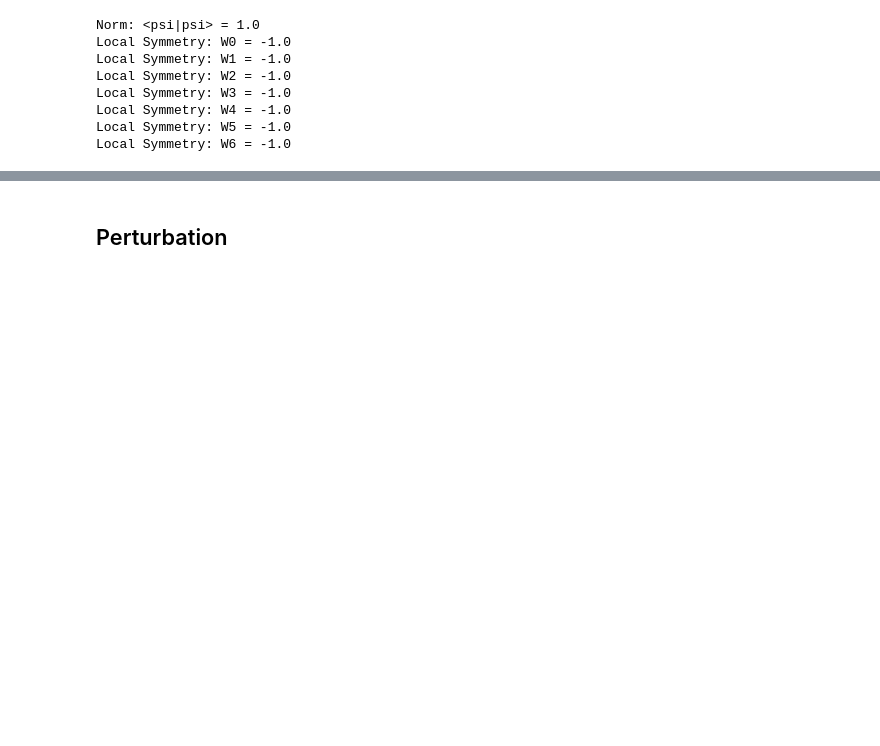
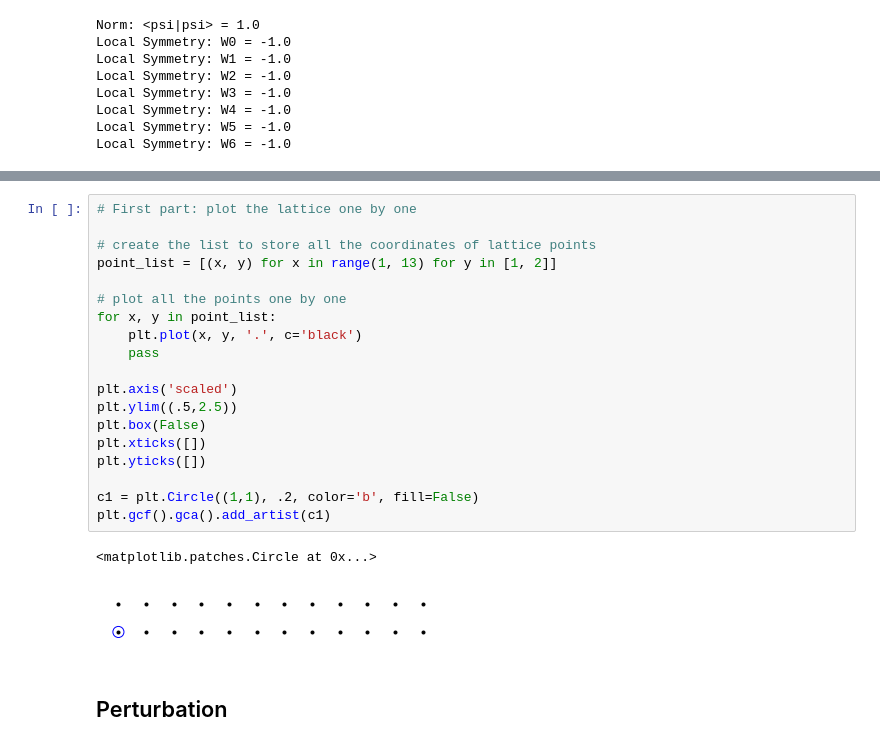
Before and after one commit to JerryChen97/KitaevLadder, a Jupyter notebook: Correlation functions and local order parameters Spin 1.ipynb, the cells around one changed output, grey strips where cells are left out. Saved outputs shown, nothing was run; the diff lists cells and outputs as text; blank space fills up the shorter version.

```diff
--- a/Correlation functions and local order parameters.ipynb
+++ b/Correlation functions and local order parameters Spin 1.ipynb
@@ -778,3 +802,25 @@ Local Symmetry: W6 = -1.0
+# %%
+# First part: plot the lattice one by one
+
+# create the list to store all the coordinates of lattice points
+point_list = [(x, y) for x in range(1, 13) for y in [1, 2]]
+
+# plot all the points one by one
+for x, y in point_list:
+    plt.plot(x, y, '.', c='black')
+    pass
+
+plt.axis('scaled')
+plt.ylim((.5,2.5))
+plt.box(False)
+plt.xticks([])
+plt.yticks([])
+
+c1 = plt.Circle((1,1), .2, color='b', fill=False)
+plt.gcf().gca().add_artist(c1)
+# %% [output]
+<matplotlib.patches.Circle at 0x...>
+[figure, added]
 # %% [markdown]
 ## Perturbation
 # %% [markdown]
```
Also changed, not shown: parts of 13 cells of this notebook, 9 other files.
